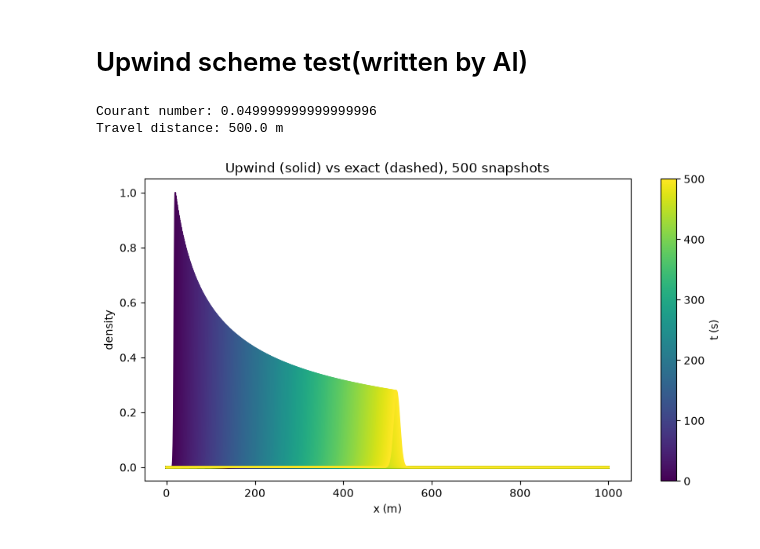
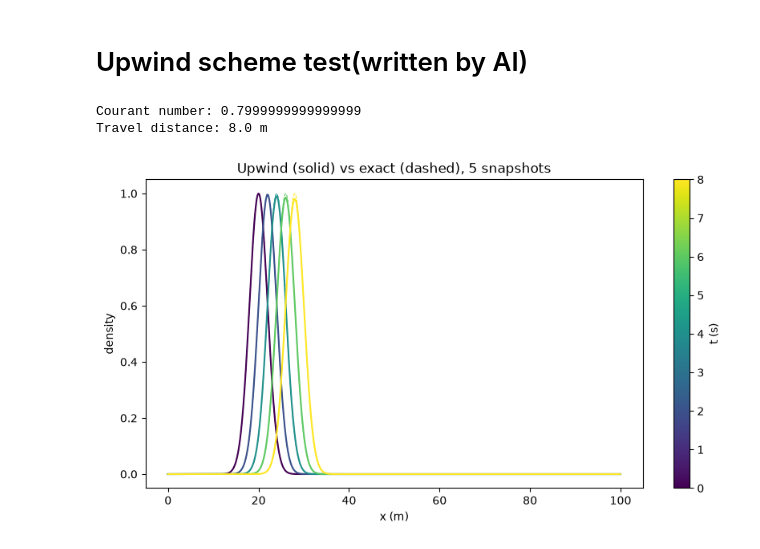
Before and after one commit to Learning-Operator/Advection-Equation-Sim, a Jupyter notebook: test.ipynb, the cells around one changed output. Cells and saved outputs as stored; diff of their text form; code cells hidden in the pictures.

Commit message:
implemented lax method and tested upwind

```diff
--- a/test.ipynb
+++ b/test.ipynb
@@ -66,6 +66,7 @@ plt.show()
 # %% [markdown]
 # Upwind scheme test(written by AI)
 # %%
+
 import numpy as np
 import matplotlib.pyplot as plt
 from Upwind import upwind
@@ -73,53 +74,58 @@ from Upwind import upwind
 def exact_solution(x, t, c, central_pos, magnitude, std):
     return magnitude * np.exp(-(x - central_pos - c * t)**2 / (2 * std**2))
 
-dt = 0.005
-steps = 100000
+
+dt = 0.08
+steps = 100
 
 Wave_list = {
     "wave_speed": 1.0,
     "std": 2.0,
     "magnitude": 1.0,
     "central_pos": 20.0,
-    "grid_length": 1000.0,
+    "grid_length": 100.0,
     "dt": dt,
-    "cell_amt": 10000,
+    "cell_amt": 1000,
 }
 
-x, times, u_hist = upwind(Wave_list, dt=dt, steps=steps)
+x, times, u_hist = upwind(Wave_list, dt=dt, steps=steps, courant_number=0.8)
 
-c  = Wave_list['wave_speed']
+c = Wave_list['wave_speed']
 ds = Wave_list['grid_length'] / Wave_list['cell_amt']
+
 print("Courant number:", c * dt / ds)
 print("Travel distance:", c * times[-1], "m")
+
 
 def exact(t):
     return exact_solution(x, t, c, Wave_list['central_pos'],
                           Wave_list['magnitude'], Wave_list['std'])
 
 # --- snapshots vs exact ---
-num_curves = 500   # <-- set this
+num_curves = 5
 
 snap_idx = np.linspace(0, len(times) - 1, num_curves).astype(int)
 cmap = plt.cm.viridis
 colors = cmap(np.linspace(0, 1, num_curves))
 
 fig, ax = plt.subplots(figsize=(10, 5))
 for k, col in zip(snap_idx, colors):
     ax.plot(x, u_hist[k], color=col)
-    #ax.plot(x, exact(times[k]), '--', color=col, lw=0.8)
+    ax.plot(x, exact(times[k]), '--', color=col, lw=0.8)
+
 ax.set_xlabel("x (m)")
 ax.set_ylabel("density")
+
 ax.set_title(f"Upwind (solid) vs exact (dashed), {num_curves} snapshots")
 
 sm = plt.cm.ScalarMappable(cmap=cmap,
                            norm=plt.Normalize(times[0], times[-1]))
 fig.colorbar(sm, ax=ax, label="t (s)")
 plt.show()
 # %% [output]
-Courant number: 0.049999999999999996
-Travel distance: 500.0 m
+Courant number: 0.7999999999999999
+Travel distance: 8.0 m
-[figure, old version]
+[figure, new version]
 # %%
 amplitude = np.max(u_hist, axis=1)
 exact_amp = Wave_list['magnitude']
```
Also changed, not shown: parts of 1 cell of this notebook, 3 other files.
